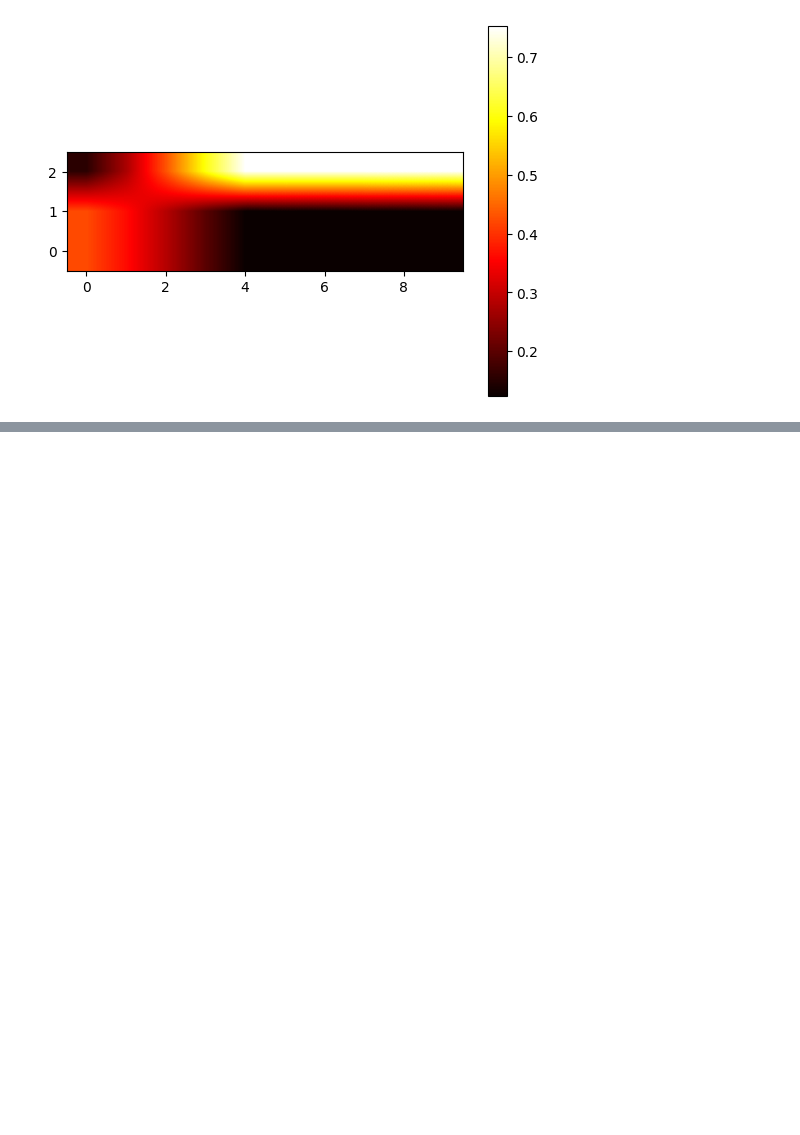
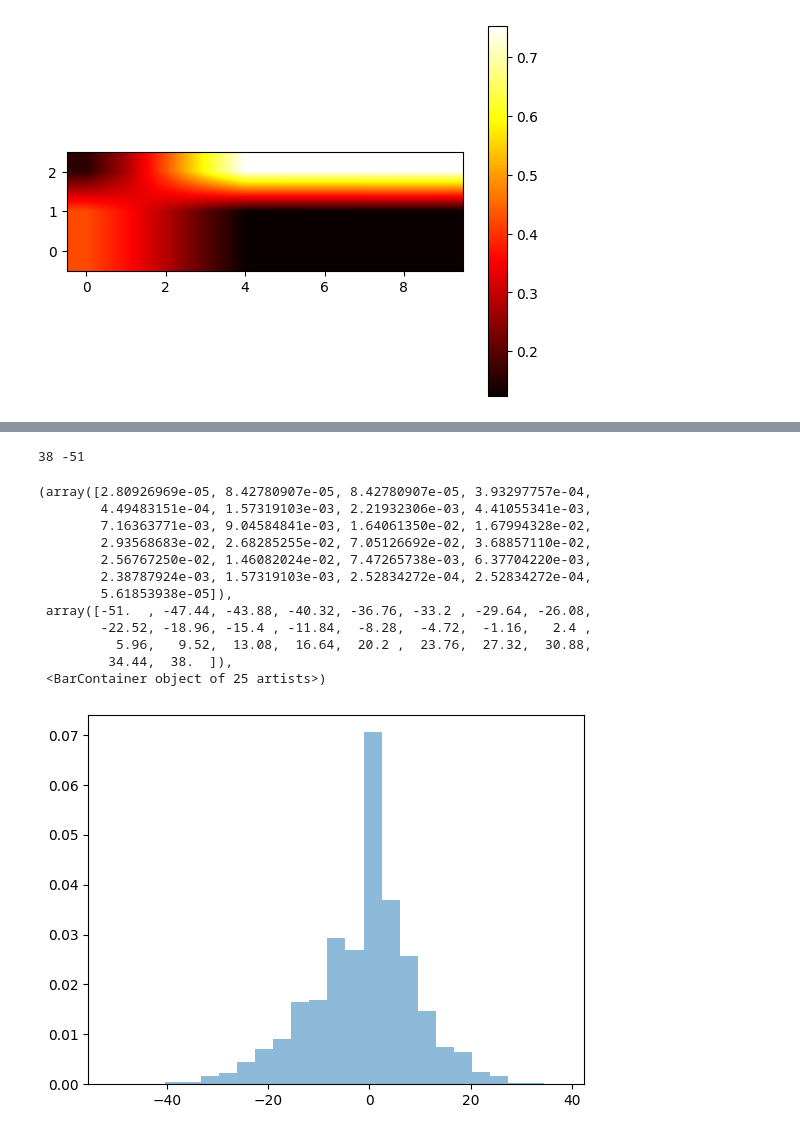
Before and after one commit to kkaliteevskiy/GG3_Neural_Data_Analysis, a Jupyter notebook: task_2_3.ipynb, the cells around one changed output, grey strips where cells are left out. Saved outputs shown, nothing was run; the diff lists cells and outputs as text; code cells hidden in the pictures; blank space fills up the shorter version.

```diff
--- a/task_2_3.ipynb
+++ b/task_2_3.ipynb
@@ -69,0 +89,30 @@ ll_step.shape
+# %%
+
+ll = poisson_logpdf(spikes_step, shmm.lambdas)
+infered_transition = []
+for i in range(len(ll)):
+    posterior_step, _ = hmm_expected_states(shmm.pi0, shmm.P, ll[i])
+    # if i < 20:
+        # plt.plot(posterior_step[:,10], color = 'blue', alpha = 0.1, label = i)
+        # plt.scatter(xs_step[10], posterior_step[10, xs_step[i]], color = 'red')
+    for j in range(len(posterior_step)):
+        if posterior_step[j, -1] > 0.5:
+            infered_transition.append(j)
+            break
+
+ll_filter = poisson_logpdf(spikes_step, shmm.lambdas)
+infered_transition_filter = []
+for i in range(len(ll)):
+    posterior_step_filter, _ = hmm_expected_states(shmm.pi0, shmm.P, ll[i], filter = True)
+    # if i < 20:
+        # plt.plot(posterior_step[:,10], color = 'blue', alpha = 0.1, label = i)
+        # plt.scatter(xs_step[10], posterior_step[10, xs_step[i]], color = 'red')
+    for j in range(len(posterior_step)):
+        if posterior_step_filter[j, -1] > 0.5:
+            infered_transition_filter.append(j)
+            break
+
+    # if posterior_step[-1,-1]:
+    #     infered_transition.append(None)
+
+# plt.legend()
@@ -69,0 +146,19 @@ ll_step.shape
+# %%
+err = np.array(infered_transition_filter[0:9999]) -np.array(true_transitions)
+print(np.max(err), np.min(err))
+plt.hist(err, bins = 25, alpha = 0.5, label='error', density=True)
+# %% [output]
+38 -51
+(array([2.80926969e-05, 8.42780907e-05, 8.42780907e-05, 3.93297757e-04,
+        4.49483151e-04, 1.57319103e-03, 2.21932306e-03, 4.41055341e-03,
+        7.16363771e-03, 9.04584841e-03, 1.64061350e-02, 1.67994328e-02,
+        2.93568683e-02, 2.68285255e-02, 7.05126692e-02, 3.68857110e-02,
+        2.56767250e-02, 1.46082024e-02, 7.47265738e-03, 6.37704220e-03,
+        2.38787924e-03, 1.57319103e-03, 2.52834272e-04, 2.52834272e-04,
+        5.61853938e-05]),
+ array([-51.  , -47.44, -43.88, -40.32, -36.76, -33.2 , -29.64, -26.08,
+        -22.52, -18.96, -15.4 , -11.84,  -8.28,  -4.72,  -1.16,   2.4 ,
+          5.96,   9.52,  13.08,  16.64,  20.2 ,  23.76,  27.32,  30.88,
+         34.44,  38.  ]),
+ <BarContainer object of 25 artists>)
+[figure, added]
```
Also changed, not shown: parts of 10 cells of this notebook, 4 other files.
